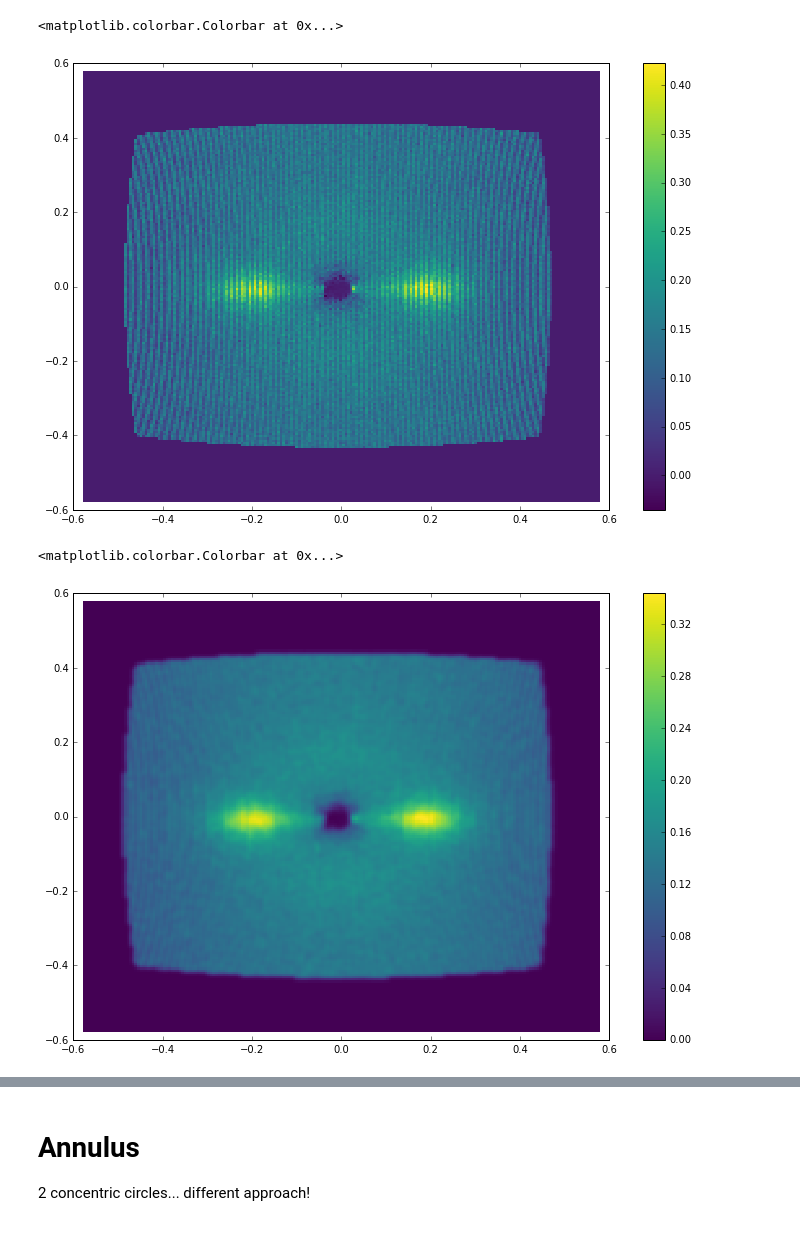
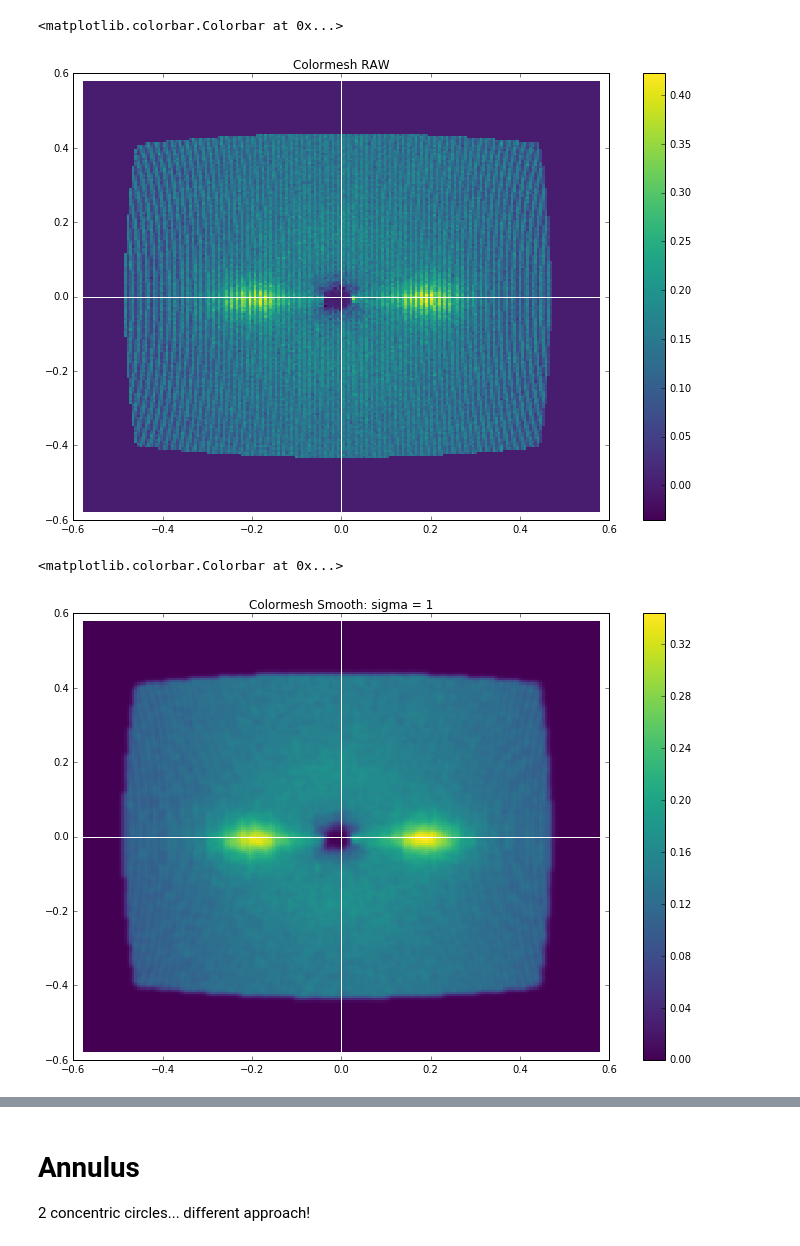
Before and after one commit to ricleal/PythonCode, a Jupyter notebook: SANS/Anisotropic/Find wedges.ipynb, the cells around one changed output, grey strips where cells are left out. Saved outputs shown, nothing was run; the diff lists cells and outputs as text; code cells hidden in the pictures.

```diff
--- a/SANS/Anisotropic/Find wedges.ipynb
+++ b/SANS/Anisotropic/Find wedges.ipynb
@@ -14,6 +14,9 @@ import numpy.ma as ma
 from scipy.optimize import curve_fit
 # %%
 def get_data(file_name):
+    '''
+    gets the Qx, Qy, Qz as 3 1D arrays
+    '''
     data = np.genfromtxt(file_name, dtype=float, delimiter=None,
                          skip_header=2, names=["Qx", "Qy", "I(Qx,Qy)", "err(I)"])
     shape_x = len(np.unique(data['Qx']))
@@ -25,26 +28,32 @@ def get_data(file_name):
 # %%
 data_x, data_y, data_z = get_data("./Bio-SANS/anisotropy_with-peak/high-q-has_peak/BioSANS_exp317_scan0021_0001_Iqxy.dat")
 
-# Raw image
+# Reshape the data as 2D
 shape_x = len(np.unique(data_x))
 shape_y = len(np.unique(data_y))
 X = data_x.reshape(shape_x, shape_y)
 Y = data_y.reshape(shape_x, shape_y)
 Z = data_z.reshape(shape_x, shape_y)
+plt.title("Colormesh RAW")
 plt.pcolormesh(X, Y, Z)
+plt.axhline(y=0,color='w')
+plt.axvline(x=0,color='w')
 plt.colorbar()
 # %% [output]
 <matplotlib.colorbar.Colorbar at 0x...>
-[figure, old version]
+[figure, new version]
 # %%
 # Image smoothing to get rid of the stripes
 from scipy.ndimage import filters
 Z_smooth = filters.gaussian_filter(Z, sigma=1)
+plt.title("Colormesh Smooth: sigma = 1")
 plt.pcolormesh(X, Y, Z_smooth)
+plt.axhline(y=0,color='w')
+plt.axvline(x=0,color='w')
 plt.colorbar()
 # %% [output]
 <matplotlib.colorbar.Colorbar at 0x...>
-[figure, old version]
+[figure, new version]
 # %%
 def sector_average(data_x, data_y, data_z,
                    n_bins_angle=100, n_bins_radius=50, max_radius = np.inf):
```
Also changed, not shown: parts of 13 cells of this notebook.
